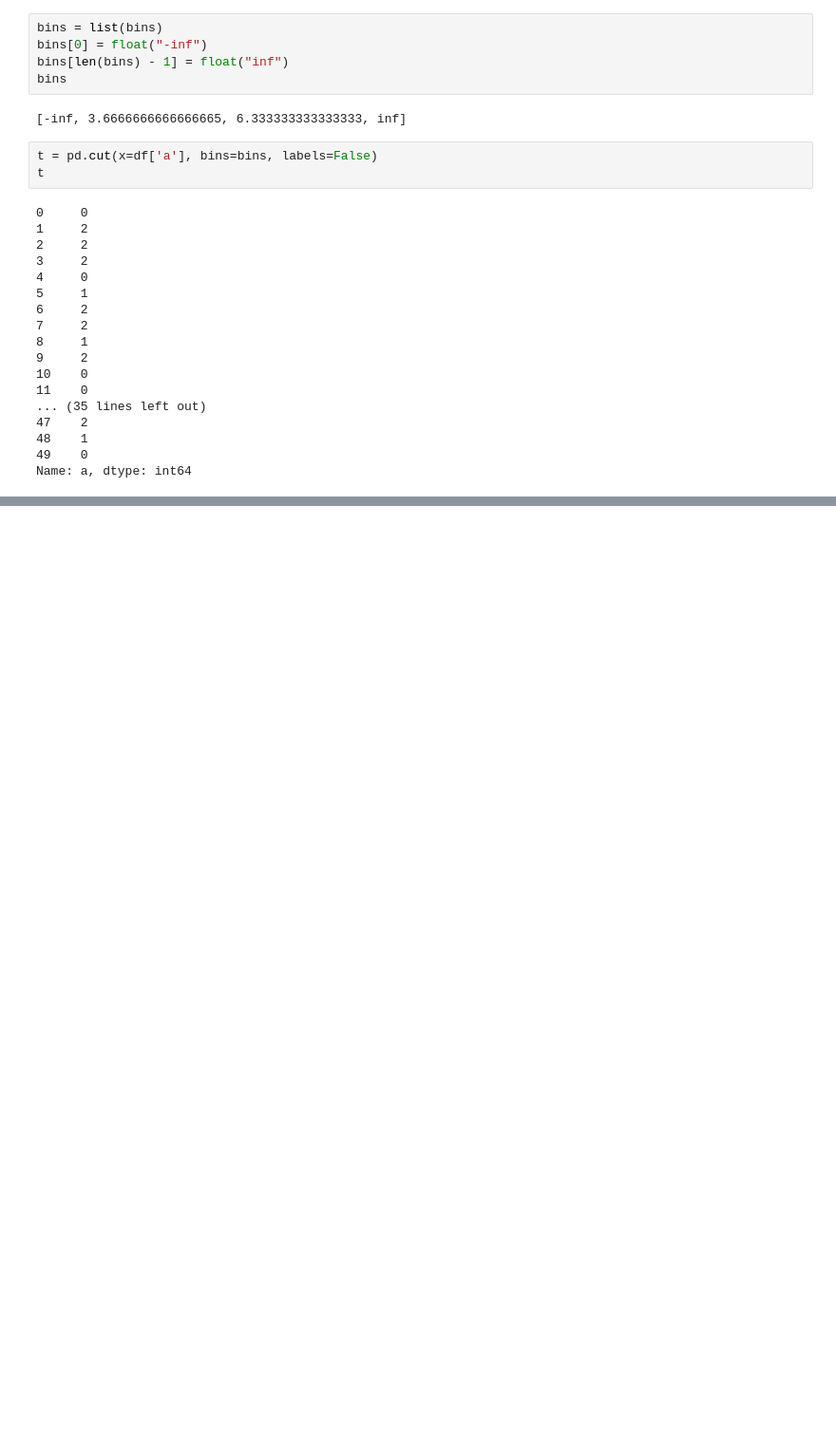
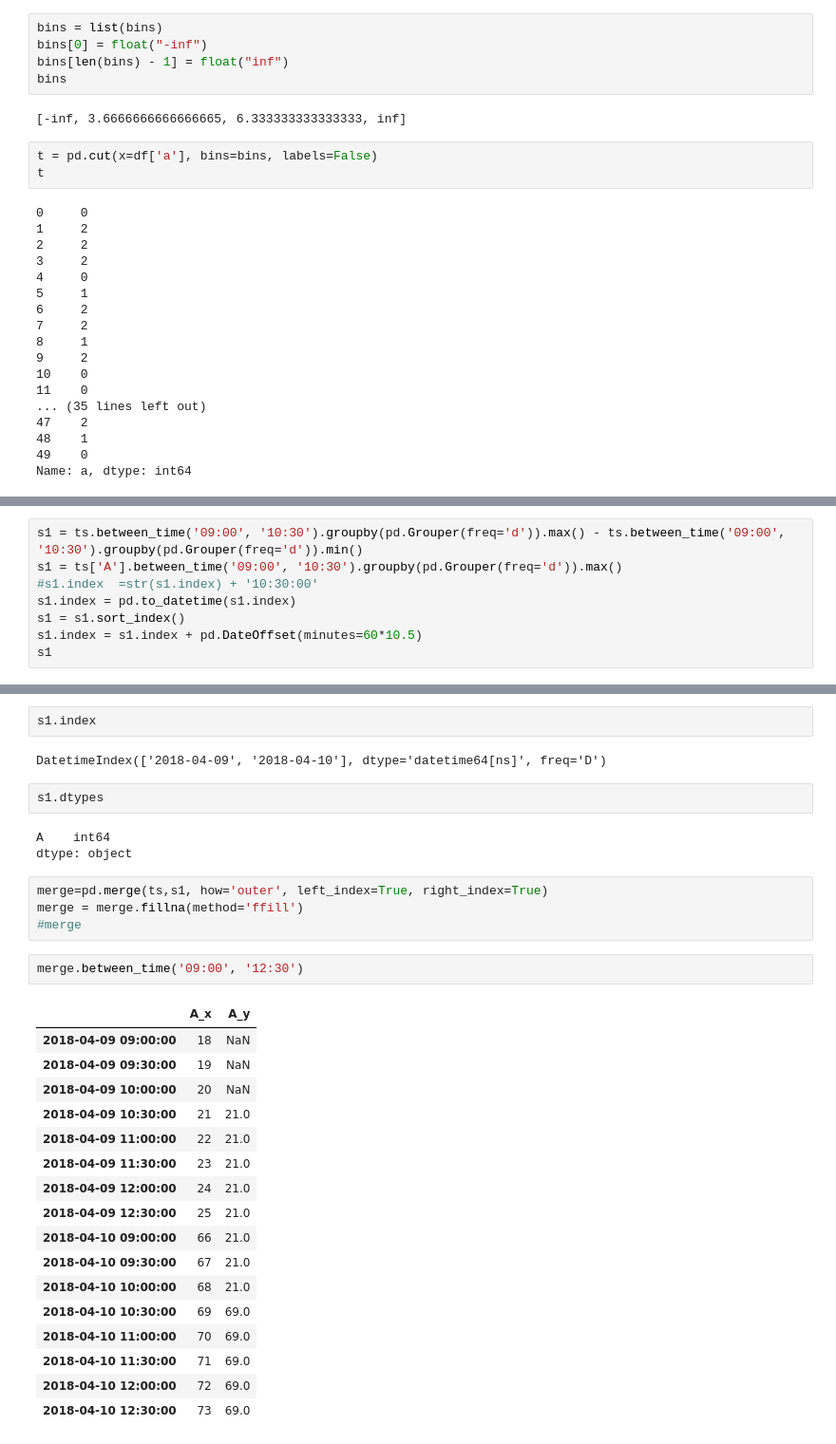
Before and after one commit to xooca/quant_game, a Jupyter notebook: ml_model.ipynb, the cells around one changed output, grey strips where cells are left out. Shown at 95% size. Cells and saved outputs as stored; diff of their text form; blank space fills up the shorter version.

```diff
--- a/ml_model.ipynb
+++ b/ml_model.ipynb
@@ -167,0 +209,8 @@ Name: a, dtype: int64
+# %%
+s1 = ts.between_time('09:00', '10:30').groupby(pd.Grouper(freq='d')).max() - ts.between_time('09:00', '10:30').groupby(pd.Grouper(freq='d')).min()
+s1 = ts['A'].between_time('09:00', '10:30').groupby(pd.Grouper(freq='d')).max()
+#s1.index  =str(s1.index) + '10:30:00'
+s1.index = pd.to_datetime(s1.index)
+s1 = s1.sort_index()
+s1.index = s1.index + pd.DateOffset(minutes=60*10.5)
+s1
@@ -167,0 +221,33 @@ Name: a, dtype: int64
+# %%
+s1.index
+# %% [output]
+DatetimeIndex(['2018-04-09', '2018-04-10'], dtype='datetime64[ns]', freq='D')
+# %%
+s1.dtypes
+# %% [output]
+A    int64
+dtype: object
+# %%
+merge=pd.merge(ts,s1, how='outer', left_index=True, right_index=True)
+merge = merge.fillna(method='ffill')
+#merge
+# %%
+merge.between_time('09:00', '12:30')
+# %% [output]
+|  | A_x | A_y |
+| 2018-04-09 09:00:00 | 18 | NaN |
+| 2018-04-09 09:30:00 | 19 | NaN |
+| 2018-04-09 10:00:00 | 20 | NaN |
+| 2018-04-09 10:30:00 | 21 | 21.0 |
+| 2018-04-09 11:00:00 | 22 | 21.0 |
+| 2018-04-09 11:30:00 | 23 | 21.0 |
+| 2018-04-09 12:00:00 | 24 | 21.0 |
+| 2018-04-09 12:30:00 | 25 | 21.0 |
+| 2018-04-10 09:00:00 | 66 | 21.0 |
+| 2018-04-10 09:30:00 | 67 | 21.0 |
+| 2018-04-10 10:00:00 | 68 | 21.0 |
+| 2018-04-10 10:30:00 | 69 | 69.0 |
+| 2018-04-10 11:00:00 | 70 | 69.0 |
+| 2018-04-10 11:30:00 | 71 | 69.0 |
+| 2018-04-10 12:00:00 | 72 | 69.0 |
+| 2018-04-10 12:30:00 | 73 | 69.0 |
```
Also changed, not shown: parts of 15 cells of this notebook.
